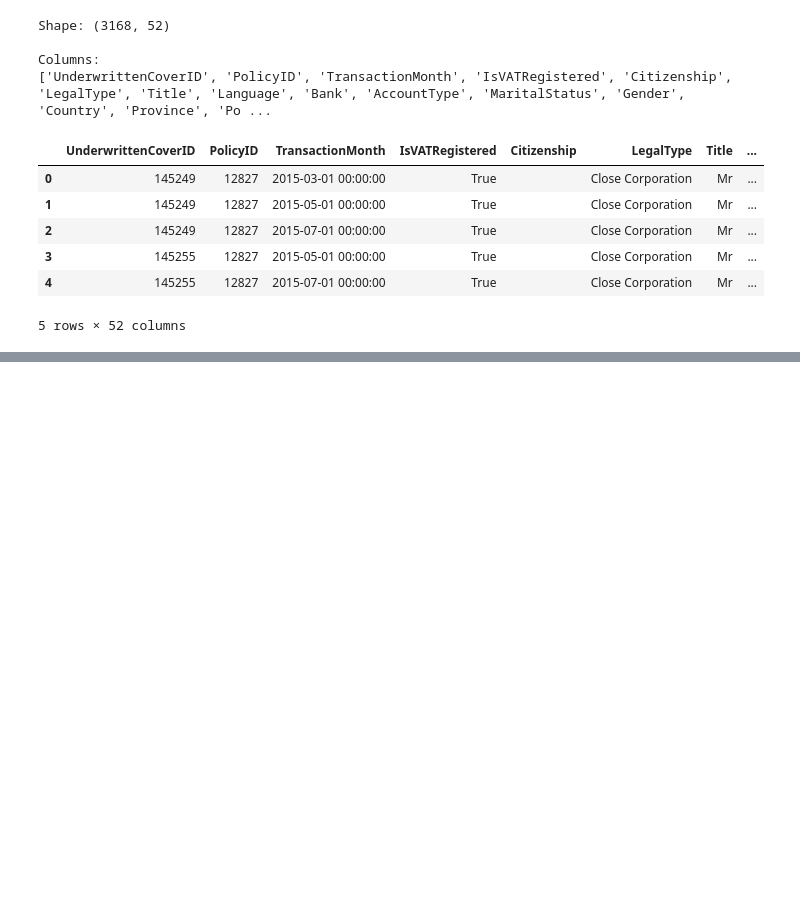
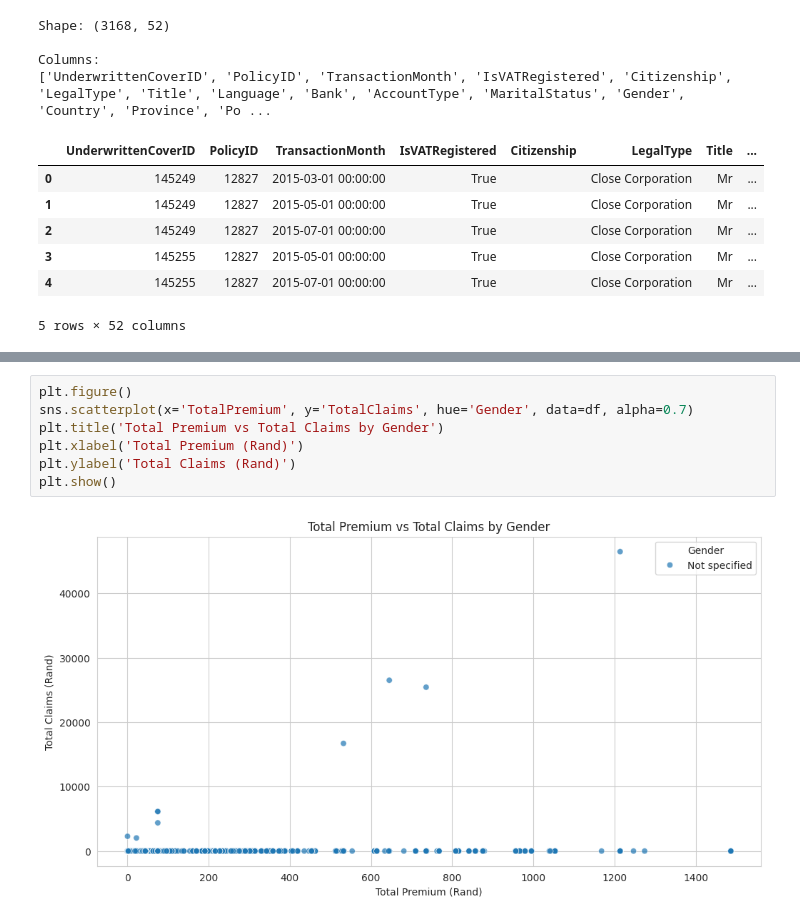
Before and after one commit to Sumeyahassen/insurance-risk-analytics, a Jupyter notebook: notebooks/01_eda.ipynb, the cells around one changed output, grey strips where cells are left out. Cells and saved outputs as stored; diff of their text form; blank space fills up the shorter version.

```diff
--- a/notebooks/01_eda.ipynb
+++ b/notebooks/01_eda.ipynb
@@ -73,0 +179,9 @@ memory usage: 1.2 MB
+# %%
+plt.figure()
+sns.scatterplot(x='TotalPremium', y='TotalClaims', hue='Gender', data=df, alpha=0.7)
+plt.title('Total Premium vs Total Claims by Gender')
+plt.xlabel('Total Premium (Rand)')
+plt.ylabel('Total Claims (Rand)')
+plt.show()
+# %% [output]
+[figure, added]
```
Also changed, not shown: parts of 8 cells of this notebook.
